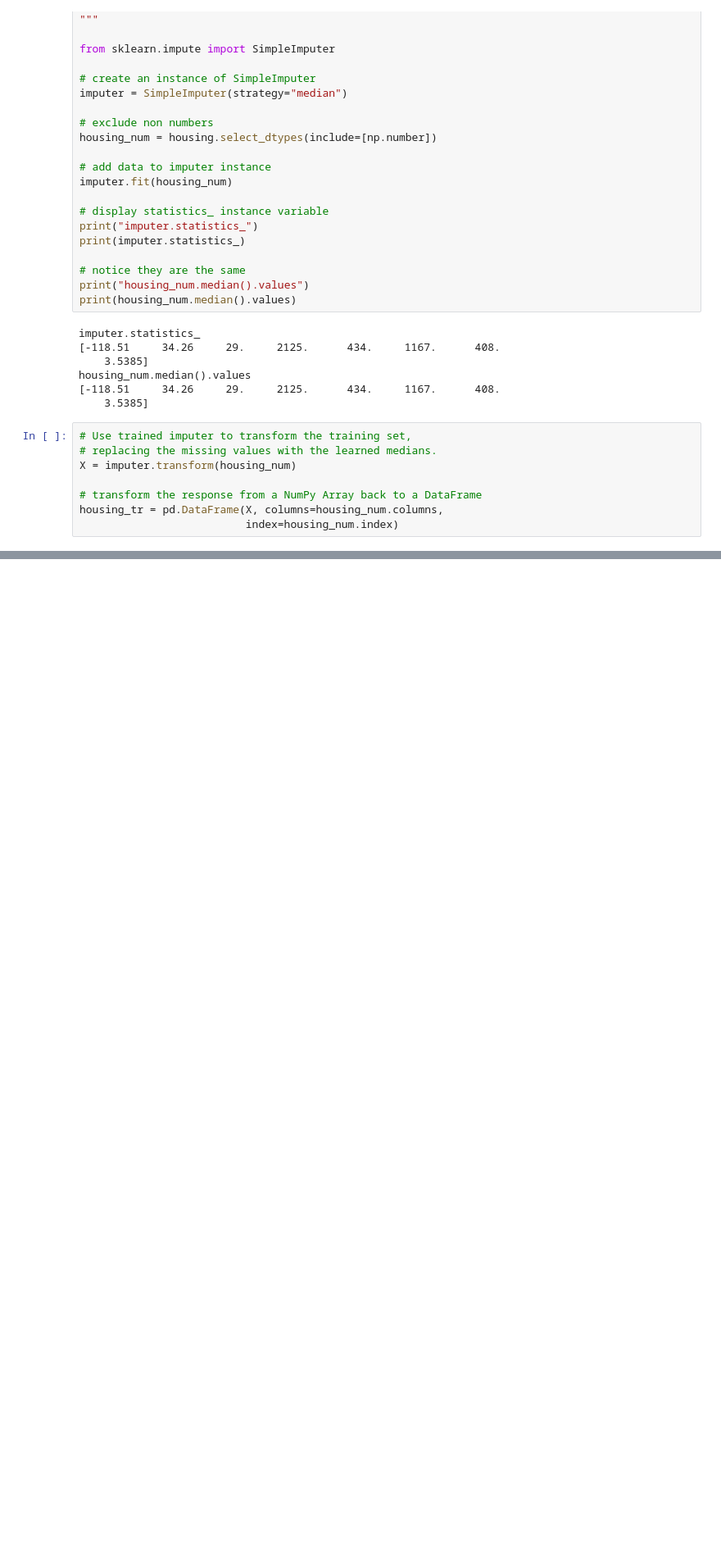
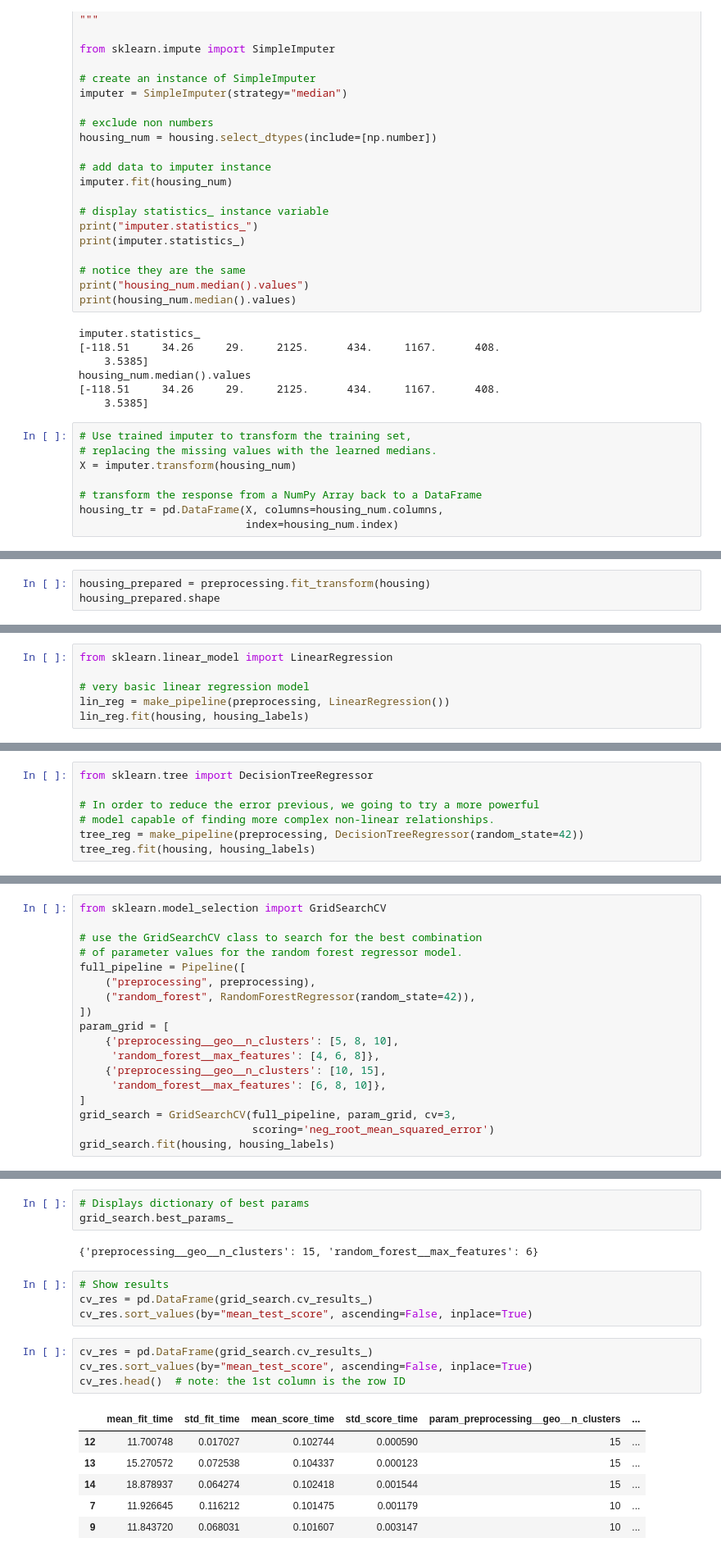
Before and after one commit to davidmehoves-adus/MLTeamDelta, a Jupyter notebook: Housing.ipynb, the cells around one changed output, grey strips where cells are left out. Shown at 82% size. Cells and saved outputs as stored; diff of their text form; blank space fills up the shorter version.

Commit message:
Model Tests

```diff
--- a/Housing.ipynb
+++ b/Housing.ipynb
@@ -377,0 +641,3 @@ NameError: name 'housing_cat' is not defined
+# %%
+housing_prepared = preprocessing.fit_transform(housing)
+housing_prepared.shape
@@ -377,0 +665,6 @@ NameError: name 'housing_cat' is not defined
+# %%
+from sklearn.linear_model import LinearRegression
+
+# very basic linear regression model
+lin_reg = make_pipeline(preprocessing, LinearRegression())
+lin_reg.fit(housing, housing_labels)
@@ -377,0 +715,7 @@ NameError: name 'housing_cat' is not defined
+# %%
+from sklearn.tree import DecisionTreeRegressor
+
+# In order to reduce the error previous, we going to try a more powerful
+# model capable of finding more complex non-linear relationships.
+tree_reg = make_pipeline(preprocessing, DecisionTreeRegressor(random_state=42))
+tree_reg.fit(housing, housing_labels)
@@ -377,0 +815,18 @@ NameError: name 'housing_cat' is not defined
+# %%
+from sklearn.model_selection import GridSearchCV
+
+# use the GridSearchCV class to search for the best combination
+# of parameter values for the random forest regressor model.
+full_pipeline = Pipeline([
+    ("preprocessing", preprocessing),
+    ("random_forest", RandomForestRegressor(random_state=42)),
+])
+param_grid = [
+    {'preprocessing__geo__n_clusters': [5, 8, 10],
+     'random_forest__max_features': [4, 6, 8]},
+    {'preprocessing__geo__n_clusters': [10, 15],
+     'random_forest__max_features': [6, 8, 10]},
+]
+grid_search = GridSearchCV(full_pipeline, param_grid, cv=3,
+                           scoring='neg_root_mean_squared_error')
+grid_search.fit(housing, housing_labels)
@@ -377,0 +853,20 @@ NameError: name 'housing_cat' is not defined
+# %%
+# Displays dictionary of best params
+grid_search.best_params_
+# %% [output]
+{'preprocessing__geo__n_clusters': 15, 'random_forest__max_features': 6}
+# %%
+# Show results
+cv_res = pd.DataFrame(grid_search.cv_results_)
+cv_res.sort_values(by="mean_test_score", ascending=False, inplace=True)
+# %%
+cv_res = pd.DataFrame(grid_search.cv_results_)
+cv_res.sort_values(by="mean_test_score", ascending=False, inplace=True)
+cv_res.head()  # note: the 1st column is the row ID
+# %% [output]
+|  | mean_fit_time | std_fit_time | mean_score_time | std_score_time | param_preprocessing__geo__n_clusters | ... |
+| 12 | 11.700748 | 0.017027 | 0.102744 | 0.000590 | 15 | ... |
+| 13 | 15.270572 | 0.072538 | 0.104337 | 0.000123 | 15 | ... |
+| 14 | 18.878937 | 0.064274 | 0.102418 | 0.001544 | 15 | ... |
+| 7 | 11.926645 | 0.116212 | 0.101475 | 0.001179 | 10 | ... |
+| 9 | 11.843720 | 0.068031 | 0.101607 | 0.003147 | 10 | ... |
```
Also changed, not shown: parts of 35 cells of this notebook.
